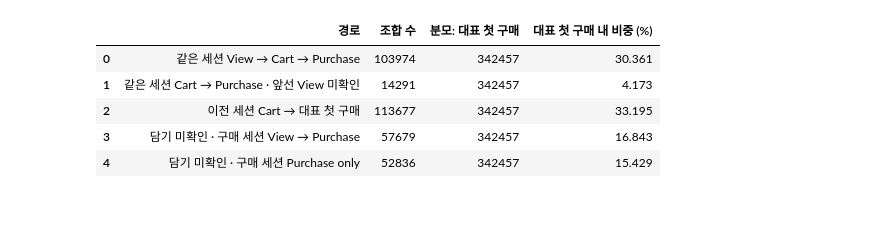
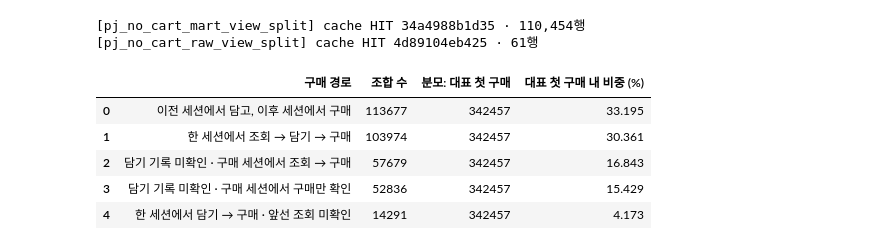
Before and after one commit to kth530/ecommerce_funnel_analysis, a Jupyter notebook: notebooks/04_eda.ipynb, the cells around one changed output. Saved outputs shown, nothing was run; the diff lists cells and outputs as text; code cells hidden in the pictures; blank space fills up the shorter version.

```diff
--- a/notebooks/04_eda.ipynb
+++ b/notebooks/04_eda.ipynb
@@ -190,47 +221,57 @@ display(purchase_coverage.round(3))
 # %%
-# 담기 미확인 110,515개만 기존 마트·원본 경계에서 제한 검증한 집계.
-# 대표 구매 세션의 첫 purchase 이전 View를 strict 시각 순서로 확인했다.
-# 마트 확정 110,454개: 구매 세션 View→Purchase 57,620 / Purchase only 52,834.
-# 원본 경계 61개: 구매 세션 View→Purchase 59 / Purchase only 2.
-no_cart_view_purchase = 57_620 + 59
-no_cart_purchase_only = 52_834 + 2
-assert 57_620 + 52_834 == 110_454 and 59 + 2 == 61
-assert no_cart_view_purchase + no_cart_purchase_only == int(path_counts.get(float(4), 0)) == 110_515
-path_labels = {
-    1: '같은 세션 View → Cart → Purchase',
-    2: '같은 세션 Cart → Purchase · 앞선 View 미확인',
-    3: '이전 세션 Cart → 대표 첫 구매',
-    4: '담기 미확인 · 구매 세션 View → Purchase',
-    5: '담기 미확인 · 구매 세션 Purchase only',
-}
-path_values = [
-    int(path_counts.get(float(1), 0)),
-    int(path_counts.get(float(2), 0)),
-    int(path_counts.get(float(3), 0)),
-    no_cart_view_purchase,
-    no_cart_purchase_only,
-]
-paths = pd.DataFrame({'경로': [path_labels[i] for i in range(1, 6)], '조합 수': path_values})
-paths['분모: 대표 첫 구매'] = representative
-paths['대표 첫 구매 내 비중 (%)'] = paths['조합 수'] / representative * 100
+# 기존 4경로 중 구매 전 Cart 미확인 키만 제한 조회해 구매 세션 View를 확인한다.
+from tableau.export_dashboard_source import build_split_keys, build_purchase_paths
+
+mart_keys, raw_keys, mart_params, raw_params = build_split_keys(mart_paths, raw_paths)
+mart_detail = FINAL_CACHE.run('pj_no_cart_mart_view_split', params=mart_params)
+raw_detail = FINAL_CACHE.run('pj_no_cart_raw_view_split', params=raw_params)
+paths5, paths4, checked_eligible, checked_representative = build_purchase_paths(
+    pd.DataFrame([cohort]), mart_paths, raw_paths, mart_detail, raw_detail,
+)
+assert (len(mart_keys), len(raw_keys)) == (110_454, 61)
+assert (checked_eligible, checked_representative) == (eligible_30day, representative)
+# 기존 경로 순서는 검증과 파생 변수에만 사용한다. 표·차트는 비중 내림차순으로 표시한다.
+paths = paths5.sort_values('경로순서').rename(columns={
+    '사용자상품수': '조합 수',
+    '분모_대표첫구매': '분모: 대표 첫 구매',
+    '대표첫구매내비율_pct': '대표 첫 구매 내 비중 (%)',
+})[['경로', '조합 수', '분모: 대표 첫 구매', '대표 첫 구매 내 비중 (%)']]
 assert paths['조합 수'].tolist() == [103_974, 14_291, 113_677, 57_679, 52_836]
 assert paths['조합 수'].sum() == representative
+assert abs(paths['대표 첫 구매 내 비중 (%)'].sum() - 100) < 1e-9
 assert paths['조합 수'].iloc[1:].sum() == outside
 assert paths['조합 수'].iloc[-2:].sum() == 110_515
 same_session_cart_n = int(paths['조합 수'].iloc[:2].sum())
 prior_session_cart_n = int(paths['조합 수'].iloc[2])
 no_cart_observed_n = int(paths['조합 수'].iloc[3:].sum())
 other_paths_n = representative - prior_session_cart_n
 assert (same_session_cart_n, prior_session_cart_n, no_cart_observed_n, other_paths_n) == (
     118_265, 113_677, 110_515, 228_780,
 )
 assert same_session_cart_n + no_cart_observed_n == other_paths_n
-display(paths.round(3))
+# 분류와 수치는 유지하고, 독자에게 보이는 이름과 표시 순서만 정리한다.
+path_display_names = {
+    '이전 세션 Cart → 대표 첫 구매': '이전 세션에서 담고, 이후 세션에서 구매',
+    '같은 세션 View → Cart → Purchase': '한 세션에서 조회 → 담기 → 구매',
+    'Cart 미확인 · 구매 세션 View → Purchase': '담기 기록 미확인 · 구매 세션에서 조회 → 구매',
+    'Cart 미확인 · 구매 세션 Purchase only': '담기 기록 미확인 · 구매 세션에서 구매만 확인',
+    '같은 세션 Cart → Purchase · 앞선 View 미확인': '한 세션에서 담기 → 구매 · 앞선 조회 미확인',
+}
+assert set(paths['경로']) == set(path_display_names)
+paths_display = paths.assign(구매_경로=paths['경로'].map(path_display_names)).sort_values(
+    '대표 첫 구매 내 비중 (%)', ascending=False, kind='stable'
+)
+assert paths_display['조합 수'].tolist() == [113_677, 103_974, 57_679, 52_836, 14_291]
+display(paths_display.rename(columns={'구매_경로': '구매 경로'})[
+    ['구매 경로', '조합 수', '분모: 대표 첫 구매', '대표 첫 구매 내 비중 (%)']
+].round(3))
 # %% [output]
+[pj_no_cart_mart_view_split] cache HIT 34a4988b1d35 · 110,454행
+[pj_no_cart_raw_view_split] cache HIT 4d89104eb425 · 61행
-|  | 경로 | 조합 수 | 분모: 대표 첫 구매 | 대표 첫 구매 내 비중 (%) |
-| 0 | 같은 세션 View → Cart → Purchase | 103974 | 342457 | 30.361 |
-| 1 | 같은 세션 Cart → Purchase · 앞선 View 미확인 | 14291 | 342457 | 4.173 |
-| 2 | 이전 세션 Cart → 대표 첫 구매 | 113677 | 342457 | 33.195 |
-| 3 | 담기 미확인 · 구매 세션 View → Purchase | 57679 | 342457 | 16.843 |
-| 4 | 담기 미확인 · 구매 세션 Purchase only | 52836 | 342457 | 15.429 |
+|  | 구매 경로 | 조합 수 | 분모: 대표 첫 구매 | 대표 첫 구매 내 비중 (%) |
+| 0 | 이전 세션에서 담고, 이후 세션에서 구매 | 113677 | 342457 | 33.195 |
+| 1 | 한 세션에서 조회 → 담기 → 구매 | 103974 | 342457 | 30.361 |
+| 2 | 담기 기록 미확인 · 구매 세션에서 조회 → 구매 | 57679 | 342457 | 16.843 |
+| 3 | 담기 기록 미확인 · 구매 세션에서 구매만 확인 | 52836 | 342457 | 15.429 |
+| 4 | 한 세션에서 담기 → 구매 · 앞선 조회 미확인 | 14291 | 342457 | 4.173 |
 # %%
```
Also changed, not shown: parts of 24 cells of this notebook, 6 other files.
